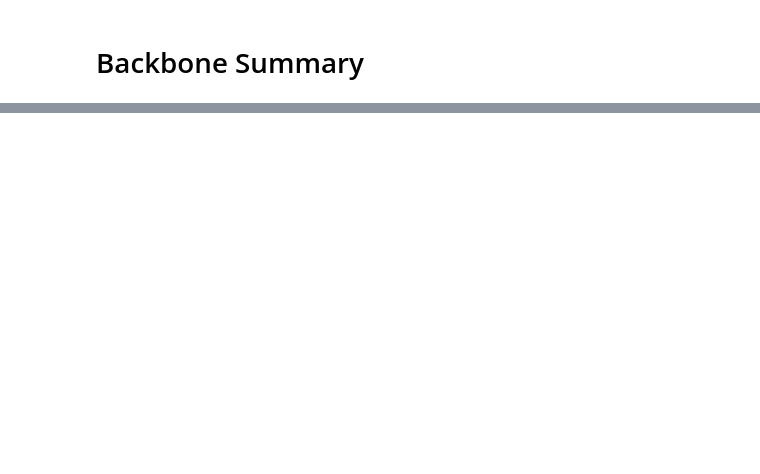
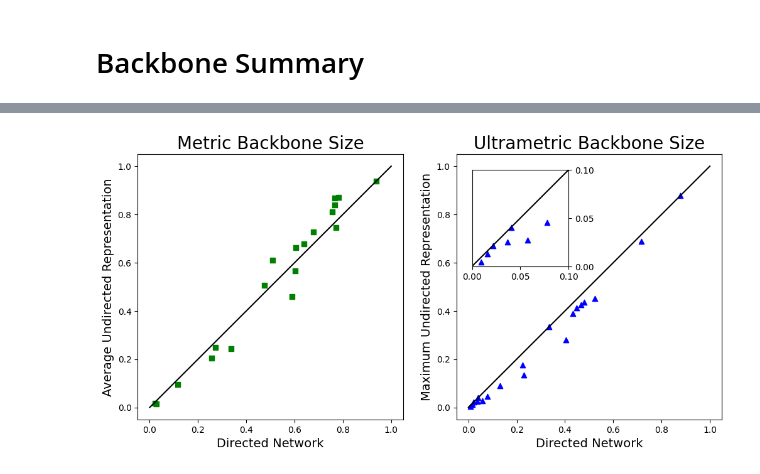
Before and after one commit to fcphysics/DirectedDistanceBackbone, a Jupyter notebook: combining_data.ipynb, the cells around one changed output, grey strips where cells are left out. Drawn from its saved outputs; the diff is of its cells as text; code cells hidden in the pictures; blank space fills up the shorter version.

```diff
--- a/combining_data.ipynb
+++ b/combining_data.ipynb
@@ -668,0 +144,36 @@ df.sort_values(by=['rel-diff'], ascending=False)
+# %%
+fig, ax = plt.subplots(1, 2, figsize=(12, 6))
+
+# Same commands for both axis
+
+ax[0].scatter(df['metric'], df[f'metric_avg'], marker='s', c='g', label='Average')
+ax[1].scatter(df['ultrametric'], df[f'ultrametric_max'], marker='^', c='b', label='Maximum')
+
+for i in range(2):
+    ax[i].plot([0, 1], [0, 1], 'k-')
+    #ax[i].legend(fontsize=12, loc=4)
+    ax[i].set_aspect('equal')
+    ax[i].set_xlabel('Directed Network', fontsize=14)
+
+ax[0].set_title('Metric Backbone Size', fontsize=20)
+ax[0].set_ylabel('Average Undirected Representation', fontsize=14)
+
+ax[1].set_title('Ultrametric Backbone Size', fontsize=20)
+ax[1].set_ylabel('Maximum Undirected Representation', fontsize=14)
+
+# Add Ultrametric inset
+axes = zoomed_inset_axes(ax[1], 4.0, loc=2, borderpad=1.8)
+axes.scatter(df['ultrametric'], df['ultrametric_max'], marker='^', c='b', label='Maximum')
+axes.plot([0, 0.1], [0, 0.1], 'k-')
+
+axes.yaxis.tick_right()
+axes.set_xlim((0, 0.1))
+axes.set_ylim((0, 0.1))
+axes.set_aspect('equal')
+axes.set_yticks([0.0, 0.05, 0.10])
+
+#plt.tight_layout()
+plt.draw()
+plt.show()
+# %% [output]
+[figure, added]
```
Also changed, not shown: parts of 64 cells of this notebook, 4 other files.
